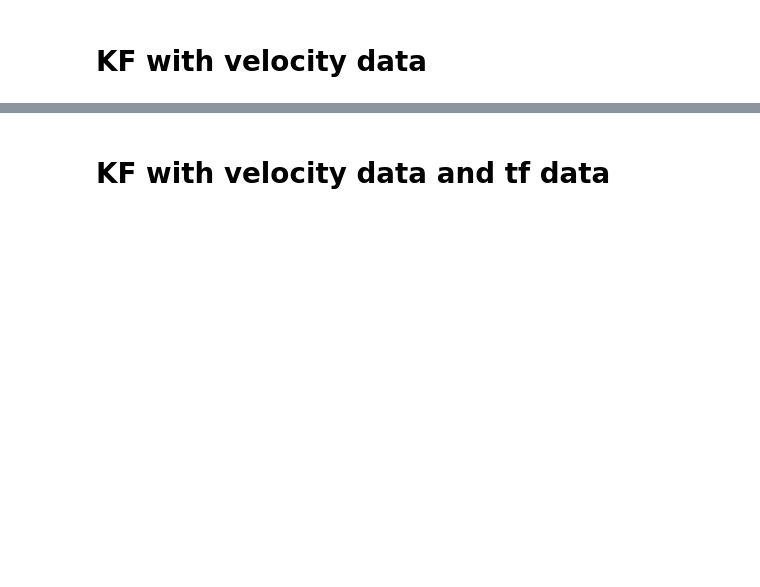
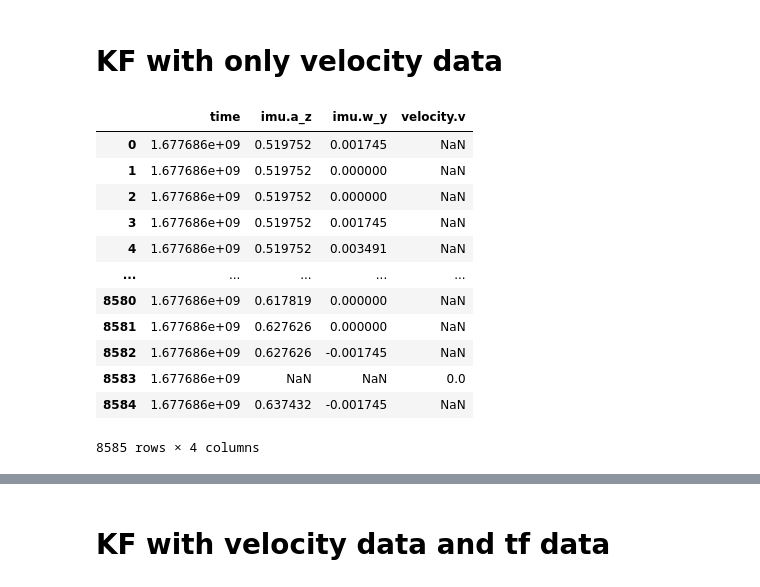
Before and after one commit to GitYangFan/Pj.seminar-Regelungstechnik, a Jupyter notebook: simulation header_stamp.ipynb, the cells around one changed output, grey strips where cells are left out. Cells and saved outputs as stored; diff of their text form; code cells hidden in the pictures; blank space fills up the shorter version.

```diff
--- a/simulation header_stamp.ipynb
+++ b/simulation header_stamp.ipynb
@@ -60,16 +65,34 @@ Finish!
 # %%
 df_imu
 # %% [markdown]
-# KF with velocity data
+# KF with only velocity data
 # %%
 imu = df_imu.iloc[:,[1, -1, 3]].rename(columns={'imu.header.stamp': 'time'})
 velocity = df_velocity.rename(columns={'__time': 'time'})
+
+d_time = df_tf.iloc[:,1][0] - df_tf.iloc[:,0][0] # time difference between header.stamp and __time of TF by the first data point
+Dtf = df_tf.iloc[:,[1, 2, 3, -1]].rename(columns={'tf.header.stamp': 'time'})# use header.stamp
+Dtf["time"] = Dtf["time"] - d_time
 
 df_data = imu.merge(velocity, how='outer', on='time')
 df_data.sort_values(by=['time'], inplace=True)
 df_data.reset_index(inplace=True, drop=True)
 data = df_data.to_numpy()
 df_data
+# %% [output]
+|  | time | imu.a_z | imu.w_y | velocity.v |
+| 0 | 1.677686e+09 | 0.519752 | 0.001745 | NaN |
+| 1 | 1.677686e+09 | 0.519752 | 0.000000 | NaN |
+| 2 | 1.677686e+09 | 0.519752 | 0.000000 | NaN |
+| 3 | 1.677686e+09 | 0.519752 | 0.001745 | NaN |
+| 4 | 1.677686e+09 | 0.519752 | 0.003491 | NaN |
+| ... | ... | ... | ... | ... |
+| 8580 | 1.677686e+09 | 0.617819 | 0.000000 | NaN |
+| 8581 | 1.677686e+09 | 0.627626 | 0.000000 | NaN |
+| 8582 | 1.677686e+09 | 0.627626 | -0.001745 | NaN |
+| 8583 | 1.677686e+09 | NaN | NaN | 0.0 |
+| 8584 | 1.677686e+09 | 0.637432 | -0.001745 | NaN |
+8585 rows × 4 columns
 # %%
 # ============================================ Simulation =============================================
 # needed data for simulation
```
Also changed, not shown: parts of 4 cells of this notebook, 2 other files.
